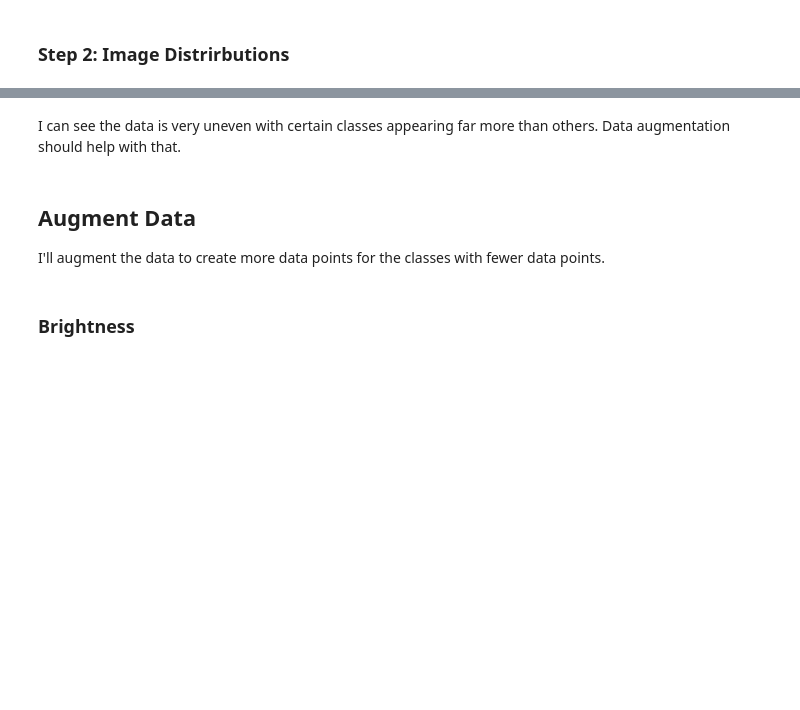
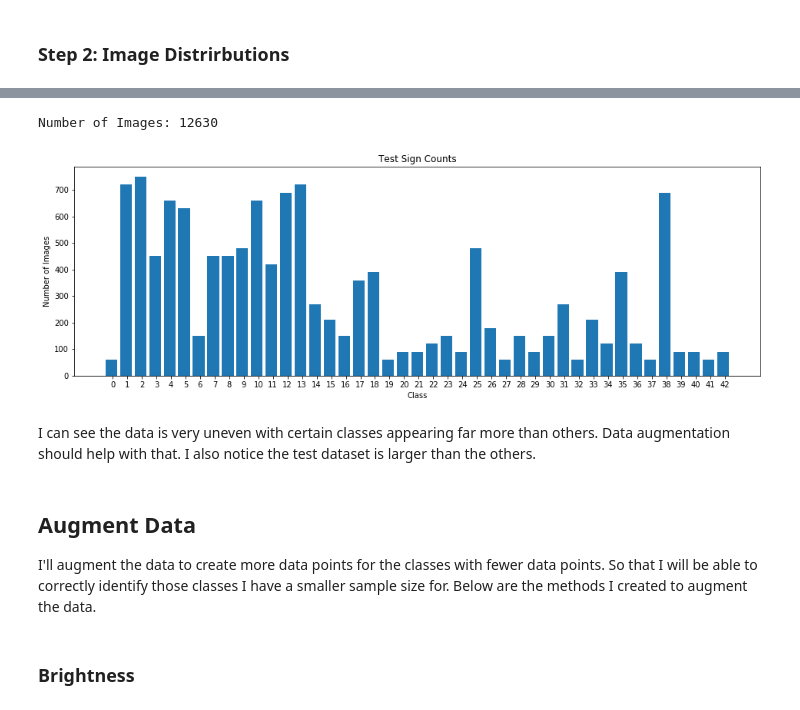
Before and after one commit to lauryndbrown/TrafficSignClassifier, a Jupyter notebook: src/Traffic_Sign_Classifier.ipynb, the cells around one changed output, grey strips where cells are left out. Saved outputs shown, nothing was run; the diff lists cells and outputs as text; code cells hidden in the pictures; blank space fills up the shorter version.

```diff
--- a/src/Traffic_Sign_Classifier.ipynb
+++ b/src/Traffic_Sign_Classifier.ipynb
@@ -143,8 +151,13 @@ Number of Classes: 43
+# %%
+plot_labels(y_test, 'Test Sign Counts')
+# %% [output]
+Number of Images: 12630
+[figure, added]
 # %% [markdown]
-I can see the data is very uneven with certain classes appearing far more than others. Data augmentation should help with that.
+I can see the data is very uneven with certain classes appearing far more than others. Data augmentation should help with that. I also notice the test dataset is larger than the others.
 # %% [markdown]
 ## Augment Data
-I'll augment the data to create more data points for the classes with fewer data points.
+I'll augment the data to create more data points for the classes with fewer data points. So that I will be able to correctly identify those classes I have a smaller sample size for. Below are the methods I created to augment the data.
 # %%
 #sample image to show augmentation methods
 img = X_train[100].copy()
```
Also changed, not shown: parts of 15 cells of this notebook, 1 other file.
